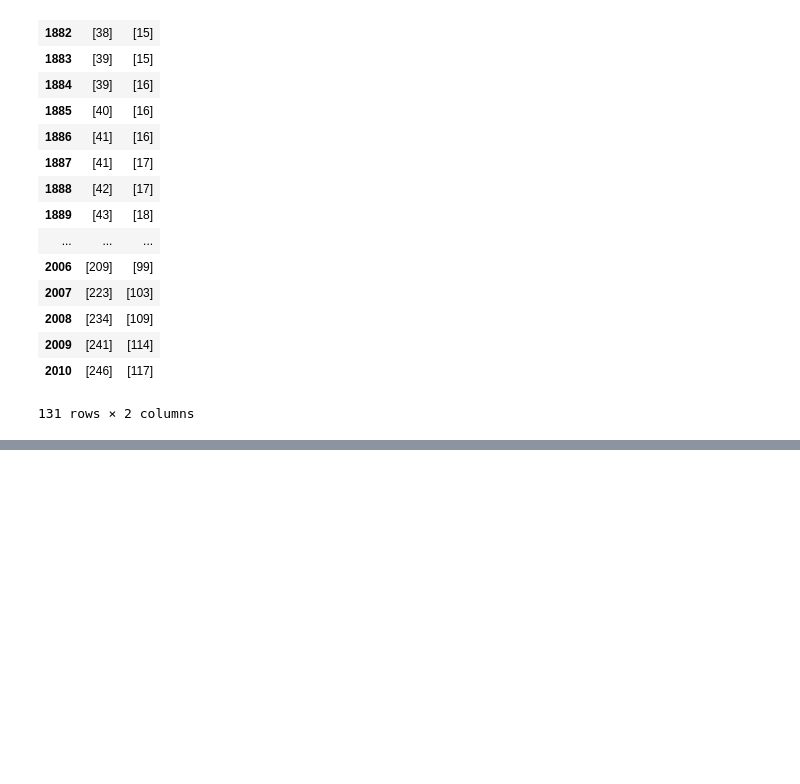
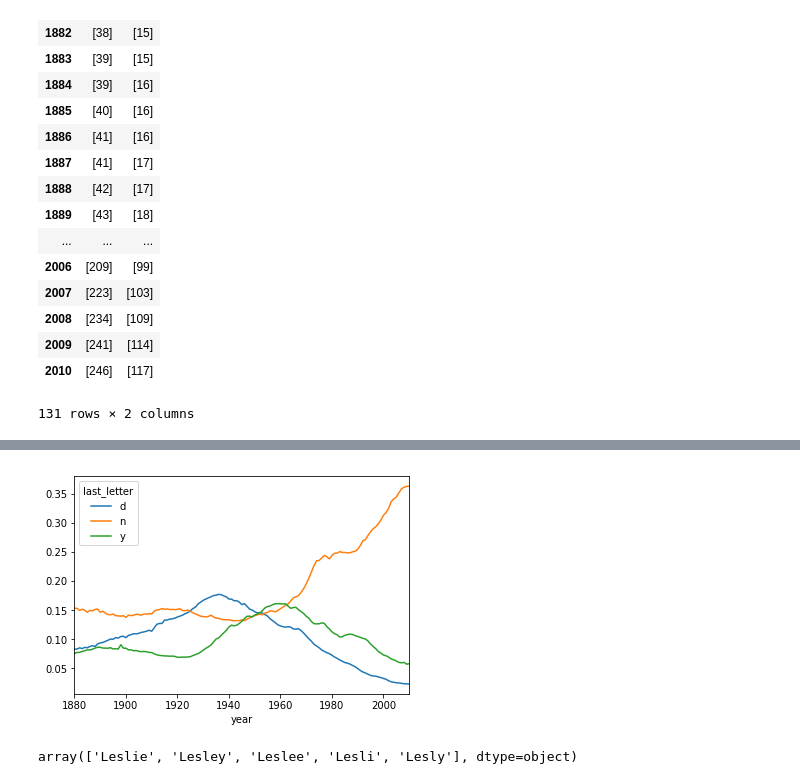
Before and after one commit to ab300819/py-utils, a Jupyter notebook: jupyter/analysis_baby_name.ipynb, the cells around one changed output, grey strips where cells are left out. Drawn from its saved outputs; the diff is of its cells as text; code cells hidden in the pictures; blank space fills up the shorter version.

```diff
--- a/jupyter/analysis_baby_name.ipynb
+++ b/jupyter/analysis_baby_name.ipynb
@@ -278,0 +316,5 @@ get_last_letter
+# %%
+# 各年出生的男孩中名字以 d/n/y结尾的人数比例
+letter_prop=table/table.sum().astype(float)
+dny_ts=letter_prop.ix[['d','n','y'],'M'].T
+dny_ts.head()
@@ -278,0 +335,12 @@ get_last_letter
+# %%
+dny_ts.plot()
+plt.show()
+# %% [output]
+[figure, added]
+# %%
+all_names=top1000.name.unique()
+mask=np.array(['lesl' in x.lower() for x in all_names])
+lesley_like=all_names[mask]
+lesley_like
+# %% [output]
+array(['Leslie', 'Lesley', 'Leslee', 'Lesli', 'Lesly'], dtype=object)
```
Also changed, not shown: parts of 10 cells of this notebook.
